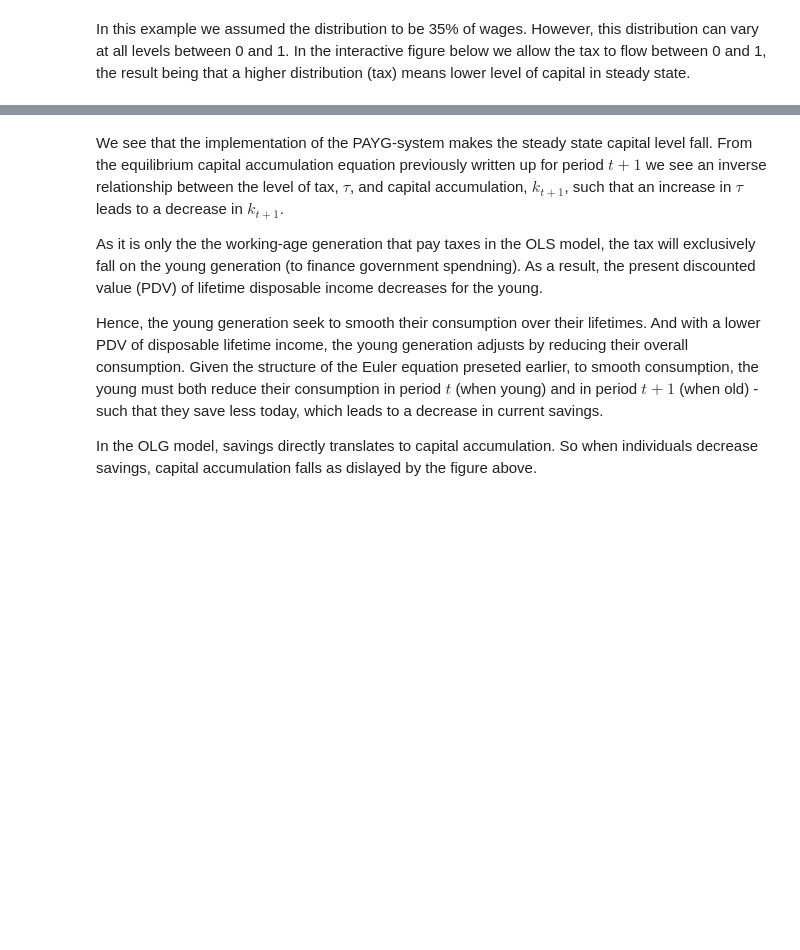
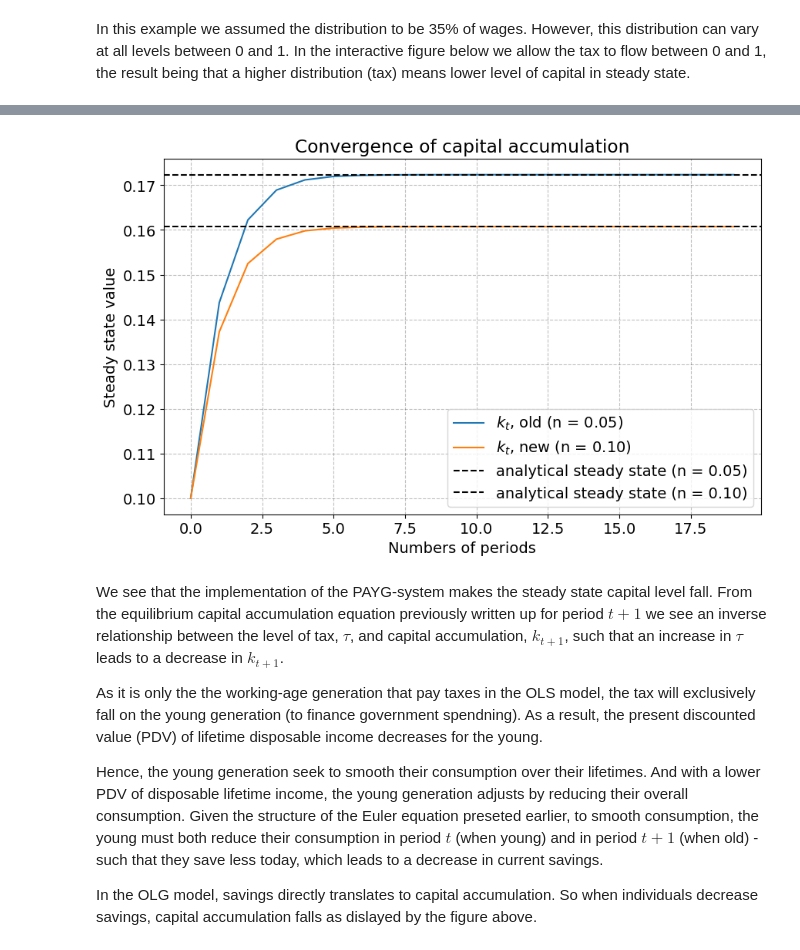
Before and after one commit to NumEconCopenhagen/projects-2024-Simon-C-og-Jens-H, a Jupyter notebook: modelproject/modelproject.ipynb, the cells around one changed output, grey strips where cells are left out. Saved outputs shown, nothing was run; the diff lists cells and outputs as text; code cells hidden in the pictures; blank space fills up the shorter version.

```diff
--- a/modelproject/modelproject.ipynb
+++ b/modelproject/modelproject.ipynb
@@ -246,3 +242,7 @@ interactive(children=(FloatSlider(value=0.4, description='tau', max=1.0), FloatS
+# %%
+model.plot_convergence(k0=0.1, periods=20, delay=True)
+# %% [output]
+[figure, added]
 # %% [markdown]
 We see that the implementation of the PAYG-system makes the steady state capital level fall. From the equilibrium capital accumulation equation previously written up for period $t+1$ we see an inverse relationship between the level of tax, $\tau$, and capital accumulation, $k_{t+1}$, such that an increase in $\tau$ leads to a decrease in $k_{t+1}$.
 
```
Also changed, not shown: parts of 2 cells of this notebook, 1 other file.
